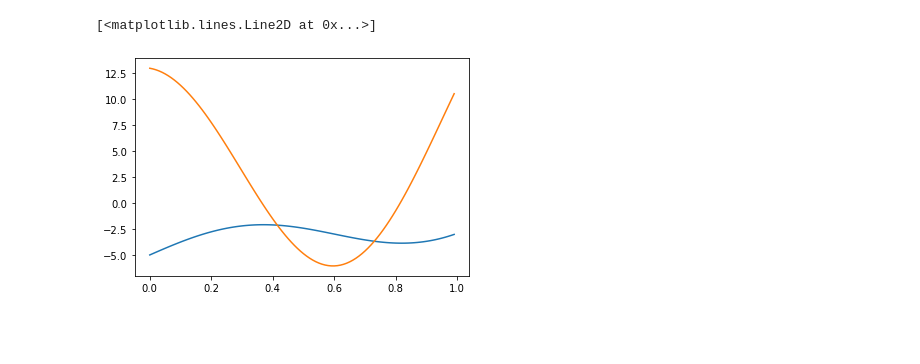
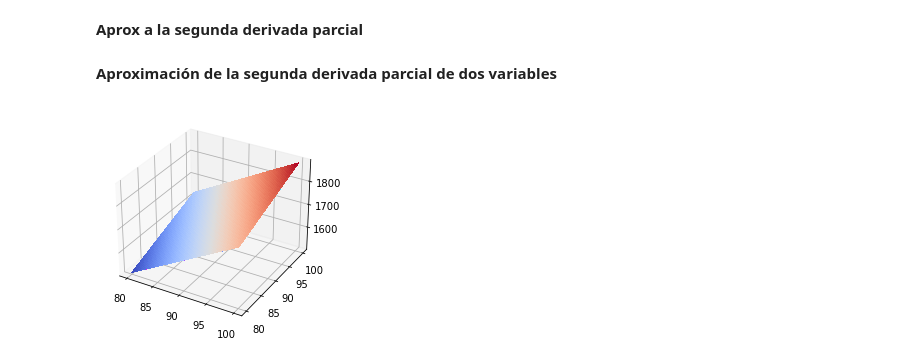
Before and after one commit to IgnacioArellano/Images_processing_using_python, a Jupyter notebook: DerivadaAprox.ipynb, the cells around one changed output. Cells and saved outputs as stored; diff of their text form; code cells hidden in the pictures; blank space fills up the shorter version.

Commit message:
DerivadaAprox

```diff
--- a/DerivadaAprox.ipynb
+++ b/DerivadaAprox.ipynb
@@ -8,13 +9,15 @@ def f(x):
+# %%
+def F(x1,x2):
+    return 2*np.pi*x1*x2 + 2*np.pi*x1**2
 # %%
-xt = np.arange(0,1,0.01)
-fx = f(xt)
-delta = 0.01
-fxPlusDelta = f(xt+delta)
-fxminusDelta = f(xt-delta)
+def dx(f,xt,yt):
+    fx = f(xt,yt)
+    delta = 0.01
+    fxPlusDelta = f(xt+delta,yt)
+    fxminusDelta = f(xt-delta,yt)
 
-derivada = (fxPlusDelta-fx)/delta
-plt.plot(xt,fx)
-plt.plot(xt,derivada)
+    derivada = (fxPlusDelta-fx)/delta
+
+    return derivada
-# %% [output]
-[<matplotlib.lines.Line2D at 0x...>]
-[figure, removed]
+# %% [markdown]
+**Aprox a la segunda derivada parcial**
@@ -20,0 +34,2 @@ plt.plot(xt,derivada)
+# %% [markdown]
+**Aproximación de la segunda derivada parcial de dos variables**
@@ -20,0 +45,26 @@ plt.plot(xt,derivada)
+# %%
+xt = np.arange(0,1,0.01)
+yt = np.arange(0,1,0.01)
+
+xx1, xx2 = np.meshgrid(xt, yt)
+
+derivada = dx(F,xx1,xx2)
+
+derivada_2 = dxx(F,xx1,xx2)
+
+derivada_xy = dxy(F,xx1,xx2)
+# %%
+xx1, xx2 = np.meshgrid(xt, yt)
+
+#hacemos una nueva figura
+fig = plt.figure()
+#axis
+ax = fig.gca(projection = '3d')
+
+surf = ax.plot_surface(xx1, xx2,derivada, cmap=cm.coolwarm, linewidth=0, antialiased = False)
+
+surf = ax.plot_surface(xx1, xx2,G(xx1,xx2), cmap=cm.cool_r, linewidth=0, antialiased = False)
+
+plt.show()
+# %% [output]
+[figure, added]
```
Also changed, not shown: parts of 7 cells of this notebook.
